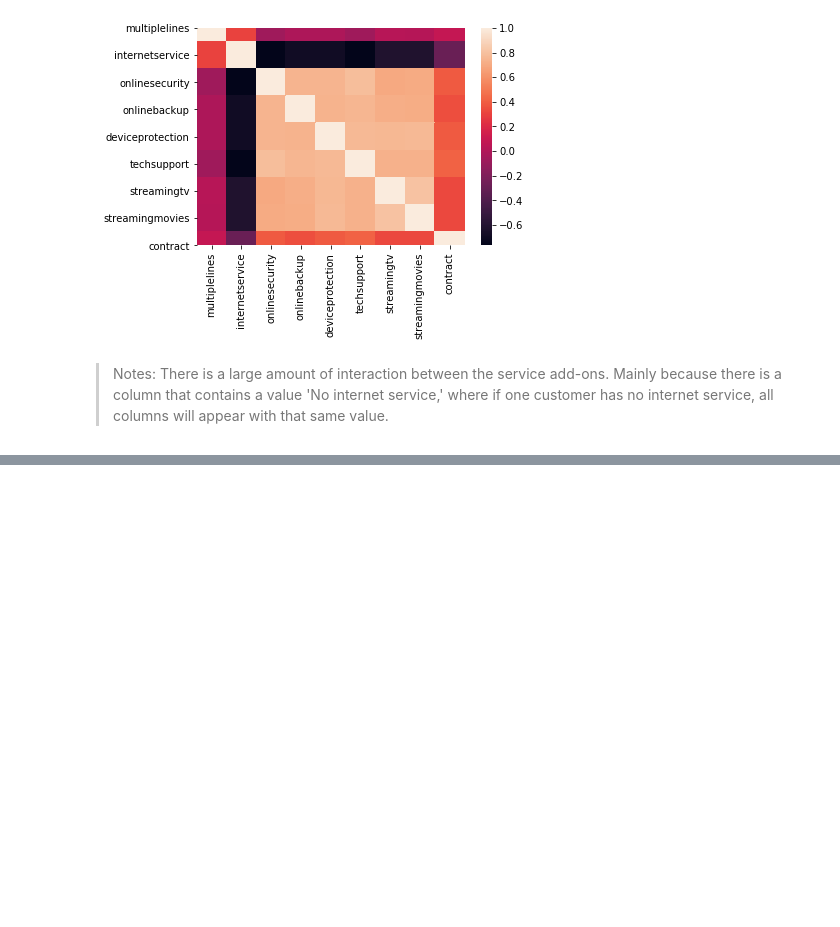
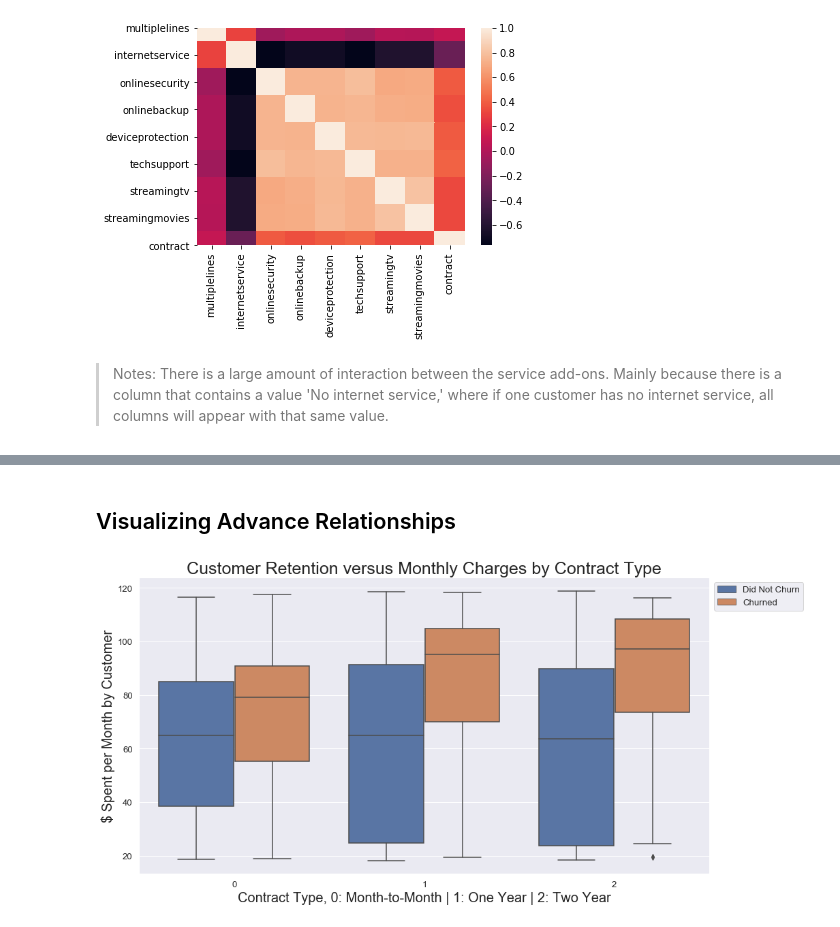
Before and after one commit to mattielips/customer-retention-modeling, a Jupyter notebook: EDA, Preprocessing, and Visualizing Relationships.ipynb, the cells around one changed output, grey strips where cells are left out. Drawn from its saved outputs; the diff is of its cells as text; code cells hidden in the pictures; blank space fills up the shorter version.

Commit message:
Creating advanced visuals to illustrate model performance and complex feature interaction

```diff
--- a/EDA, Preprocessing, and Visualizing Relationships.ipynb
+++ b/EDA, Preprocessing, and Visualizing Relationships.ipynb
@@ -549,0 +556,33 @@ sns.heatmap(df_serviceaddons.corr());
+# %%
+# convert "No / Yes" add-ons services to numerical 0s and 1s
+add_on_services = ['onlinesecurity', 'onlinebackup', 'deviceprotection',
+                   'techsupport', 'streamingtv', 'streamingmovies']
+df_featureengineered[add_on_services] = df[add_on_services].eq('Yes').mul(1)
+df_featureengineered[add_on_services] = df_featureengineered[add_on_services].astype(float)
+# %%
+# create a new column 'numberofaddons', which is the sum of the number of service add-ons a customer has
+df_featureengineered['numberofaddons'] = df_featureengineered[add_on_services].sum(axis=1)
+# %%
+# drop all the individual columns relating to the single add-ons
+df_featureengineered = df_featureengineered.drop(columns=add_on_services)
+# %%
+# drop all the column 'tenure' because it is more a qualitative, expressive category
+# moreso about the length of time someone was a customer after the fact
+df_featureengineered = df_featureengineered.drop(columns='tenure')
+# %% [markdown]
+## Visualizing Advance Relationships
+# %%
+plt.figure(figsize=(15,8))
+sns.set(font_scale=1.2)
+pal = sns.color_palette("husl", 8)
+ax = sns.boxplot(x='contract', y='monthlycharges',
+            hue='churn',
+            data=df_featureengineered)
+ax.set_title('Customer Retention versus Monthly Charges by Contract Type', fontsize=25)
+ax.set_xlabel('Contract Type, 0: Month-to-Month | 1: One Year | 2: Two Year', fontsize=20)
+ax.set_ylabel('$ Spent per Month by Customer', fontsize=20)
+leg=plt.legend(bbox_to_anchor=(1, 1))
+leg.get_texts()[0].set_text('Did Not Churn')
+leg.get_texts()[1].set_text('Churned');
+# %% [output]
+[figure, added]
```
Also changed, not shown: parts of 5 cells of this notebook, 2 other files.
